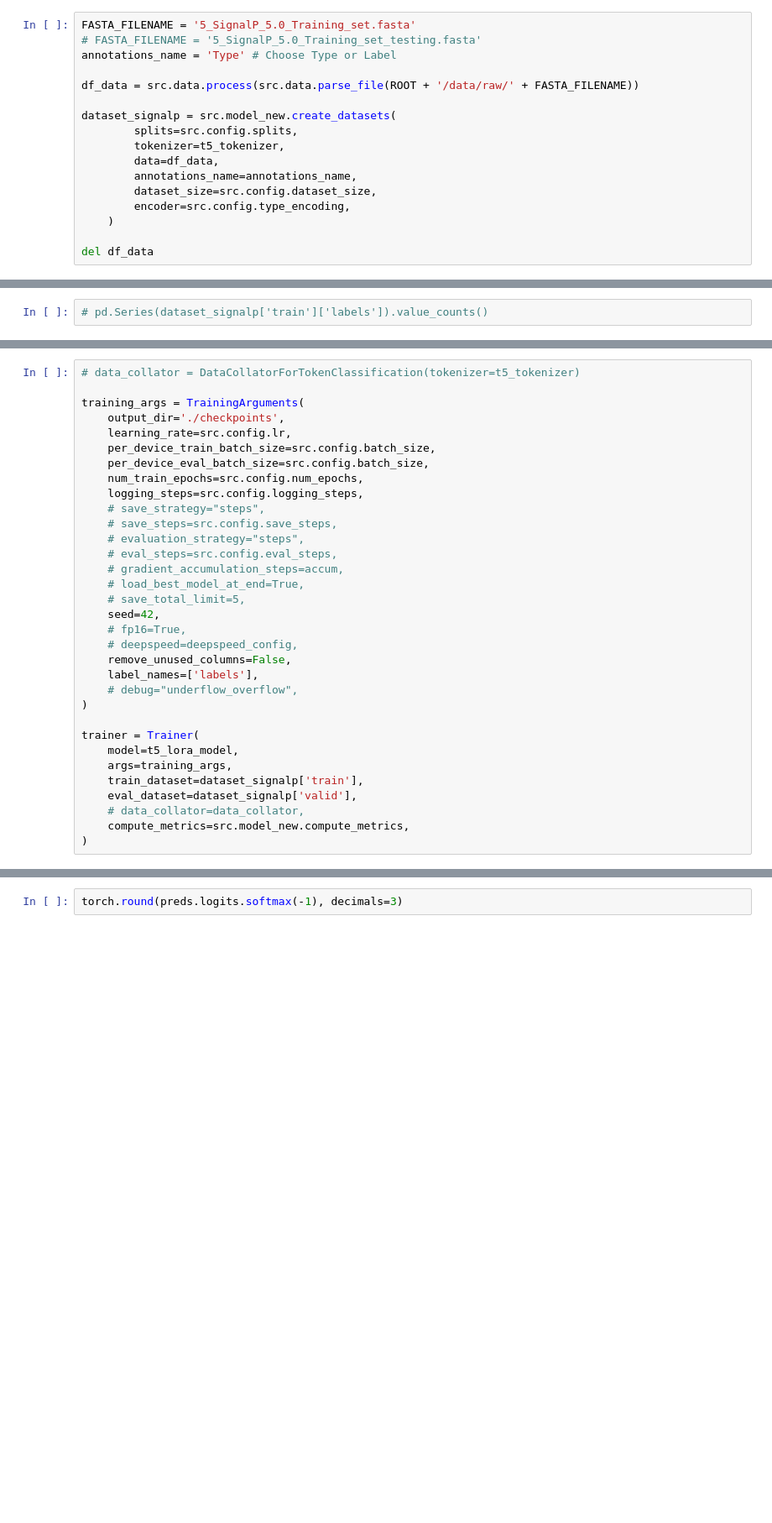
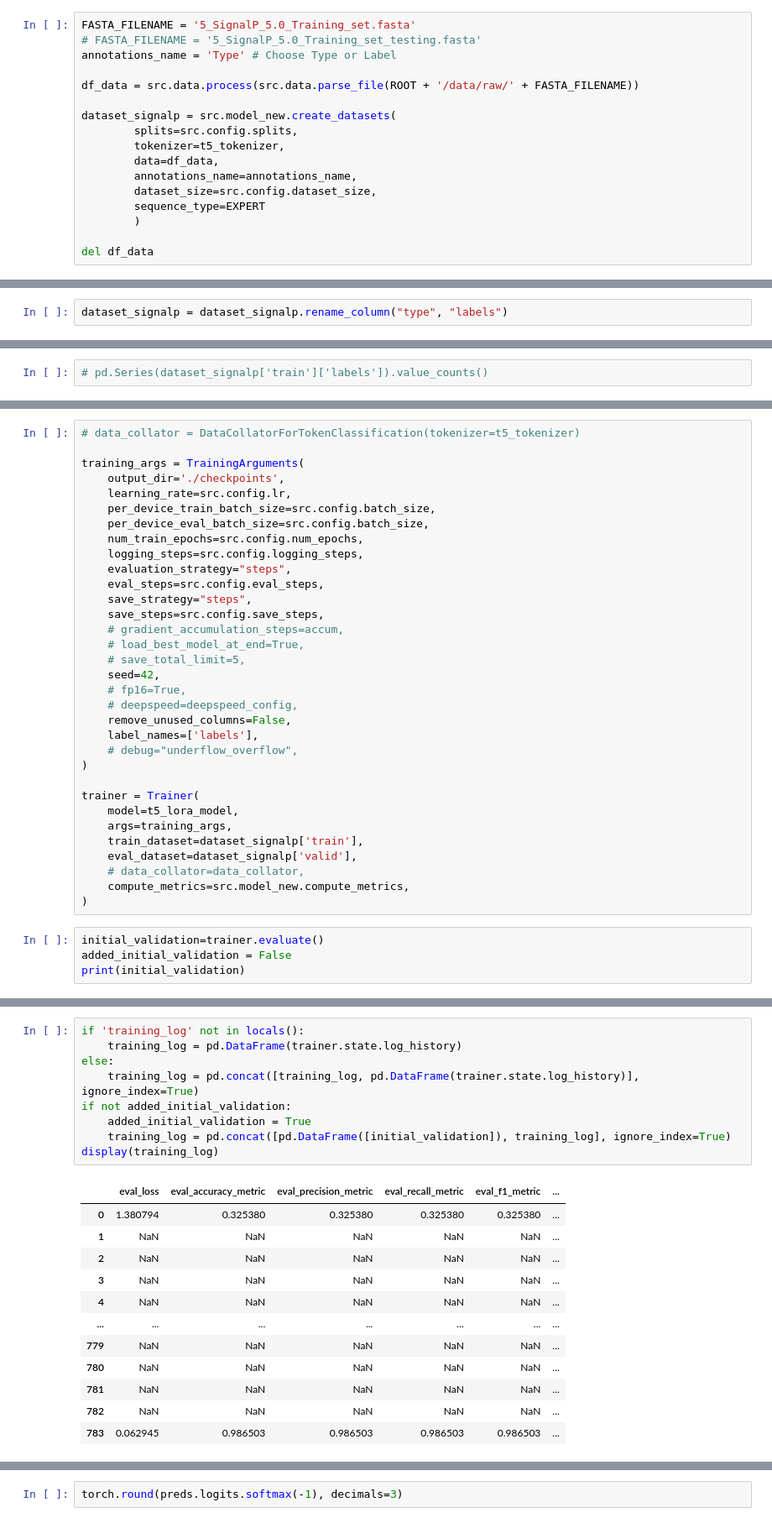
Before and after one commit to finnlueth/prottrans-t5-signalpeptide-prediction, a Jupyter notebook: notebooks/00_moe_gate_train.ipynb, the cells around one changed output, grey strips where cells are left out. Shown: that part at 84% size. Drawn from its saved outputs; the diff is of its cells as text; blank space fills up the shorter version.

```diff
--- a/notebooks/00_moe_gate_train.ipynb
+++ b/notebooks/00_moe_gate_train.ipynb
@@ -78,7 +80,7 @@ dataset_signalp = src.model_new.create_datasets(
         data=df_data,
         annotations_name=annotations_name,
         dataset_size=src.config.dataset_size,
-        encoder=src.config.type_encoding,
-    )
+        sequence_type=EXPERT
+        )
 
 del df_data
@@ -101,0 +87,2 @@ DatasetDict({
+# %%
+dataset_signalp = dataset_signalp.rename_column("type", "labels")
@@ -152,10 +159,10 @@ training_args = TrainingArguments(
     per_device_eval_batch_size=src.config.batch_size,
     num_train_epochs=src.config.num_epochs,
     logging_steps=src.config.logging_steps,
-    # save_strategy="steps",
-    # save_steps=src.config.save_steps,
-    # evaluation_strategy="steps",
-    # eval_steps=src.config.eval_steps,
+    evaluation_strategy="steps",
+    eval_steps=src.config.eval_steps,
+    save_strategy="steps",
+    save_steps=src.config.save_steps,
     # gradient_accumulation_steps=accum,
     # load_best_model_at_end=True,
     # save_total_limit=5,
@@ -175,3 +182,7 @@ trainer = Trainer(
     # data_collator=data_collator,
     compute_metrics=src.model_new.compute_metrics,
 )
+# %%
+initial_validation=trainer.evaluate()
+added_initial_validation = False
+print(initial_validation)
@@ -195,0 +216,22 @@ display(training_log)
+# %%
+if 'training_log' not in locals():
+    training_log = pd.DataFrame(trainer.state.log_history)
+else:
+    training_log = pd.concat([training_log, pd.DataFrame(trainer.state.log_history)], ignore_index=True)
+if not added_initial_validation:
+    added_initial_validation = True
+    training_log = pd.concat([pd.DataFrame([initial_validation]), training_log], ignore_index=True)
+display(training_log)
+# %% [output]
+|  | eval_loss | eval_accuracy_metric | eval_precision_metric | eval_recall_metric | eval_f1_metric | ... |
+| 0 | 1.380794 | 0.325380 | 0.325380 | 0.325380 | 0.325380 | ... |
+| 1 | NaN | NaN | NaN | NaN | NaN | ... |
+| 2 | NaN | NaN | NaN | NaN | NaN | ... |
+| 3 | NaN | NaN | NaN | NaN | NaN | ... |
+| 4 | NaN | NaN | NaN | NaN | NaN | ... |
+| ... | ... | ... | ... | ... | ... | ... |
+| 779 | NaN | NaN | NaN | NaN | NaN | ... |
+| 780 | NaN | NaN | NaN | NaN | NaN | ... |
+| 781 | NaN | NaN | NaN | NaN | NaN | ... |
+| 782 | NaN | NaN | NaN | NaN | NaN | ... |
+| 783 | 0.062945 | 0.986503 | 0.986503 | 0.986503 | 0.986503 | ... |
```
Also changed, not shown: parts of 14 cells of this notebook, 56 other files.
